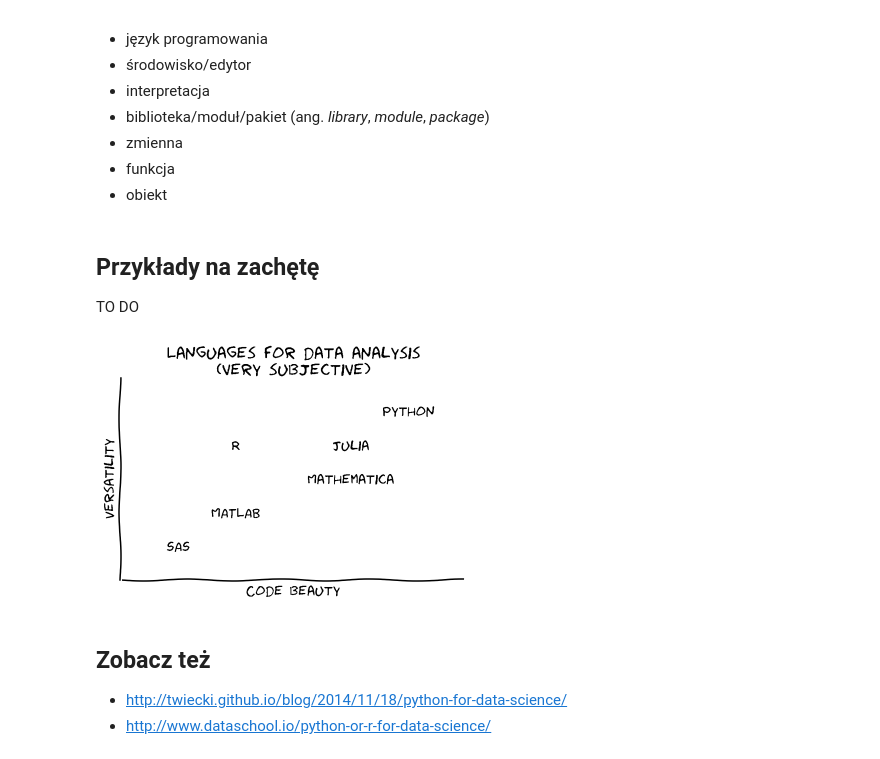
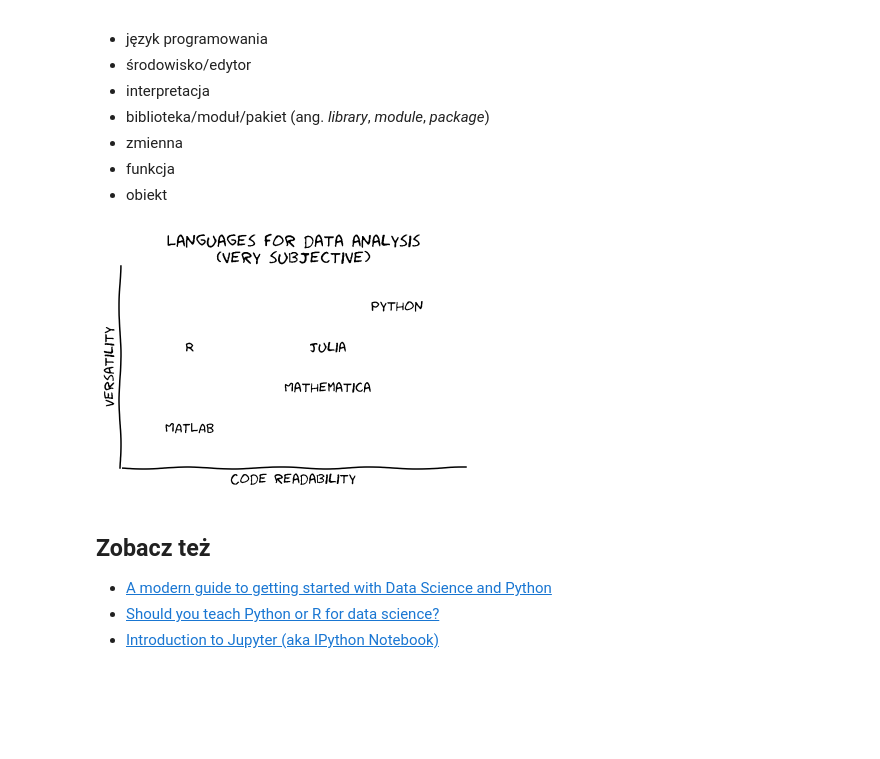
Before and after one commit to DELabUW/szkola-letnia-2015, a Jupyter notebook: zajecia/dzien0_czym_jest_programowanie.ipynb, the cells around one changed output. Drawn from its saved outputs; the diff is of its cells as text; code cells hidden in the pictures; blank space fills up the shorter version.

```diff
--- a/zajecia/dzien0_czym_jest_programowanie.ipynb
+++ b/zajecia/dzien0_czym_jest_programowanie.ipynb
@@ -199,44 +193,40 @@ sum??
 * zmienna
 * funkcja
 * obiekt
-# %% [markdown]
-## Przykłady na zachętę
-
-TO DO
 # %%
 %matplotlib inline
 from matplotlib import pyplot as plt
 
 with plt.xkcd():
 
     fig = plt.figure()
     ax = fig.add_axes((0.1, 0.2, 0.8, 0.7))
 
     ax.spines['right'].set_color('none')
     ax.spines['top'].set_color('none')
     plt.xticks([])
     plt.yticks([])
-    ax.set_xlim([0, 6])
-    ax.set_ylim([0, 6])
+    ax.set_xlim([1, 6])
+    ax.set_ylim([1, 6])
     plt.title("Languages for data analysis\n(very subjective)")
-    plt.xlabel(u"Code beauty")
+    plt.xlabel(u"Code readability")
     plt.ylabel(u"Versatility")
     data = [("Python", 5, 5),
             ("MATLAB", 2, 2),
             ("R", 2, 4),
-            ("SAS", 1, 1),
             ("Julia", 4, 4),
             ("Mathematica", 4, 3)]
     for name, bea, ver in data:
         plt.text(bea, ver, name,
                  horizontalalignment='center',
                  verticalalignment='center')
 
     plt.show()
 # %% [output]
-[figure, old version]
+[figure, new version]
 # %% [markdown]
 ## Zobacz też
 
-* http://twiecki.github.io/blog/2014/11/18/python-for-data-science/
-* http://www.dataschool.io/python-or-r-for-data-science/
+* [A modern guide to getting started with Data Science and Python](http://twiecki.github.io/blog/2014/11/18/python-for-data-science/)
+* [Should you teach Python or R for data science?](http://www.dataschool.io/python-or-r-for-data-science/)
+* [Introduction to Jupyter (aka IPython Notebook)](http://nbviewer.ipython.org/github/batterio/intro_ipython_notebook/blob/master/notebooks/index.ipynb)
```
Also changed, not shown: parts of 1 cell of this notebook.
